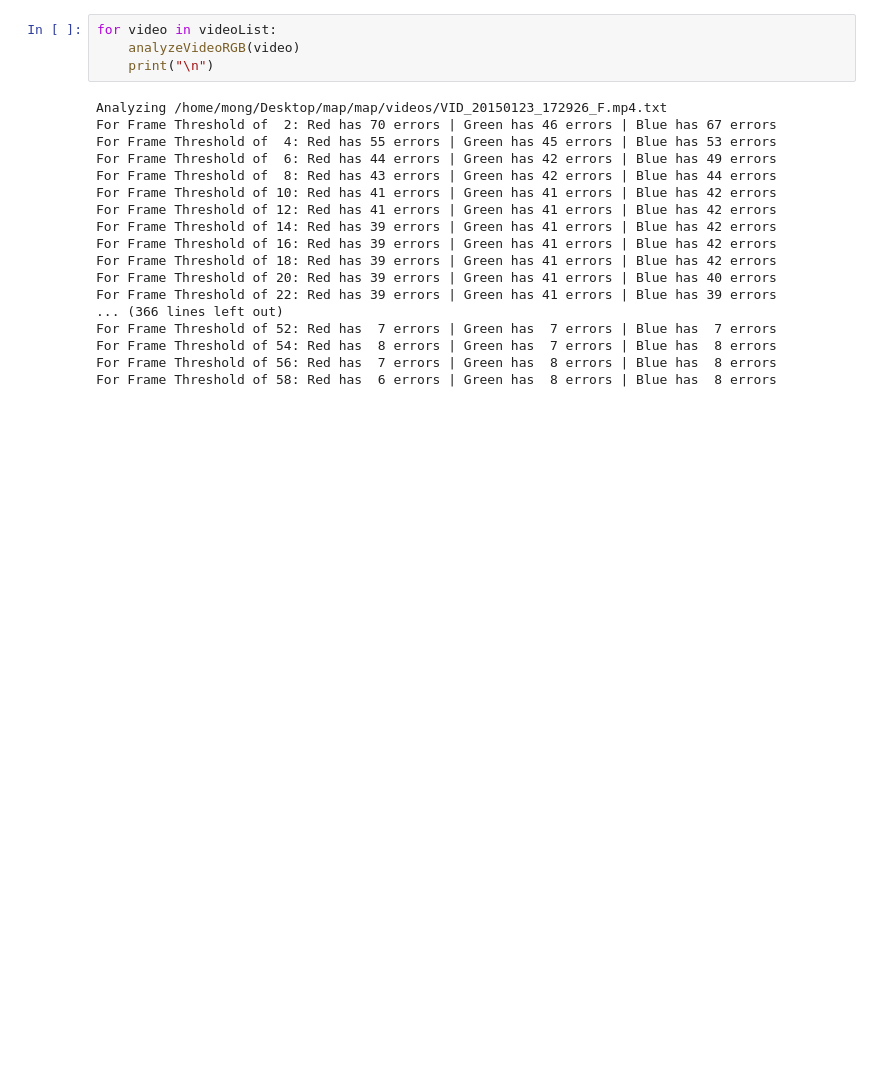
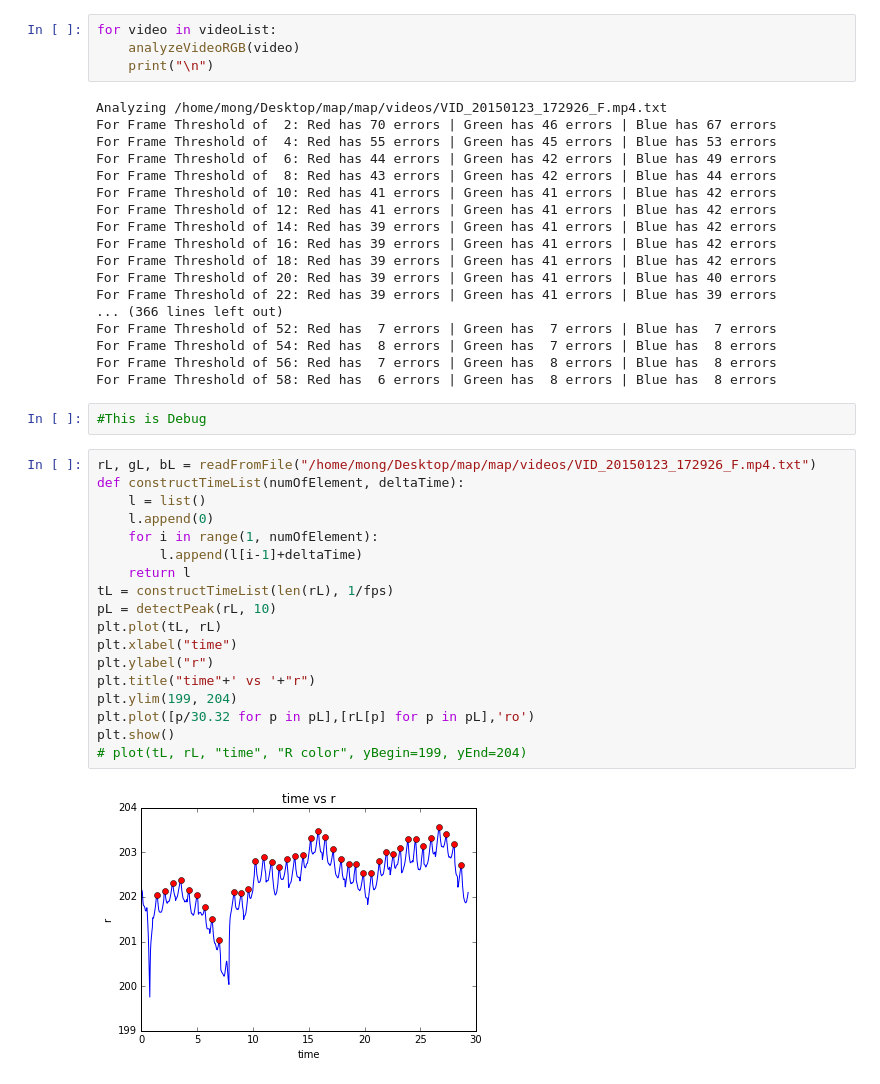
Before and after one commit to monghimng/map, a Jupyter notebook: 2016-3-6FindingOptimalTimeWindow.ipynb, the cells around one changed output. Drawn from its saved outputs; the diff is of its cells as text; blank space fills up the shorter version.

```diff
--- a/2016-3-6FindingOptimalTimeWindow.ipynb
+++ b/2016-3-6FindingOptimalTimeWindow.ipynb
@@ -126,3 +124,25 @@ For Frame Threshold of 52: Red has  7 errors | Green has  7 errors | Blue has  7
 For Frame Threshold of 54: Red has  8 errors | Green has  7 errors | Blue has  8 errors
 For Frame Threshold of 56: Red has  7 errors | Green has  8 errors | Blue has  8 errors
 For Frame Threshold of 58: Red has  6 errors | Green has  8 errors | Blue has  8 errors
+# %%
+#This is Debug
+# %%
+rL, gL, bL = readFromFile("/home/mong/Desktop/map/map/videos/VID_20150123_172926_F.mp4.txt")
+def constructTimeList(numOfElement, deltaTime):
+    l = list()
+    l.append(0)
+    for i in range(1, numOfElement):
+        l.append(l[i-1]+deltaTime)
+    return l
+tL = constructTimeList(len(rL), 1/fps)
+pL = detectPeak(rL, 10)
+plt.plot(tL, rL)
+plt.xlabel("time")
+plt.ylabel("r")
+plt.title("time"+' vs '+"r")
+plt.ylim(199, 204)
+plt.plot([p/30.32 for p in pL],[rL[p] for p in pL],'ro')
+plt.show()
+# plot(tL, rL, "time", "R color", yBegin=199, yEnd=204)
+# %% [output]
+[figure, added]
```
Also changed, not shown: parts of 5 cells of this notebook.
